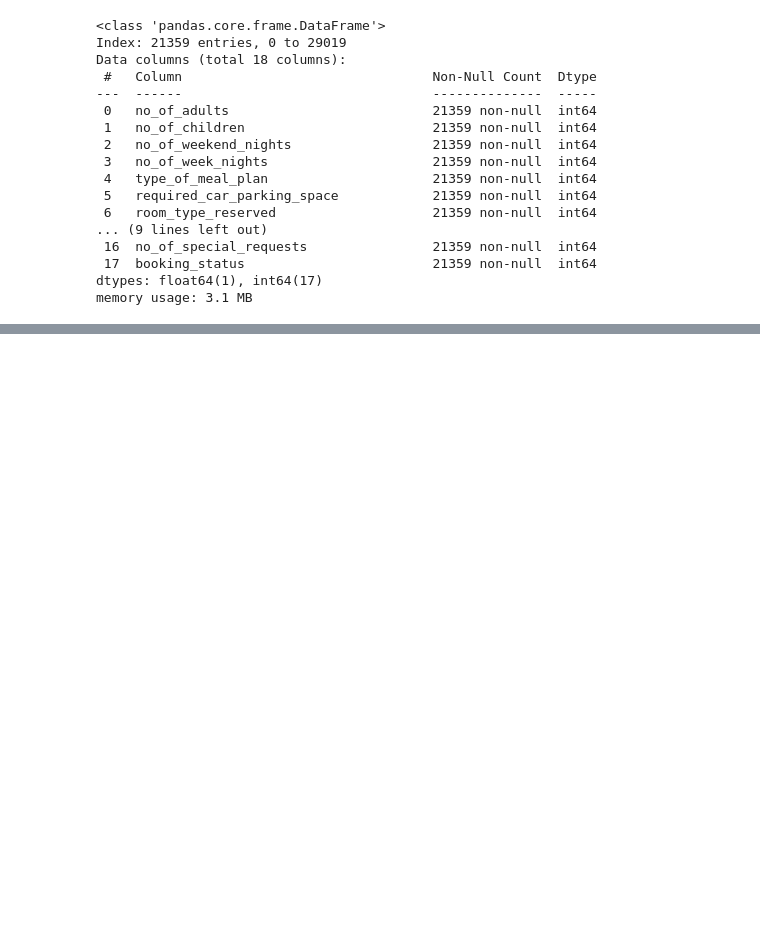
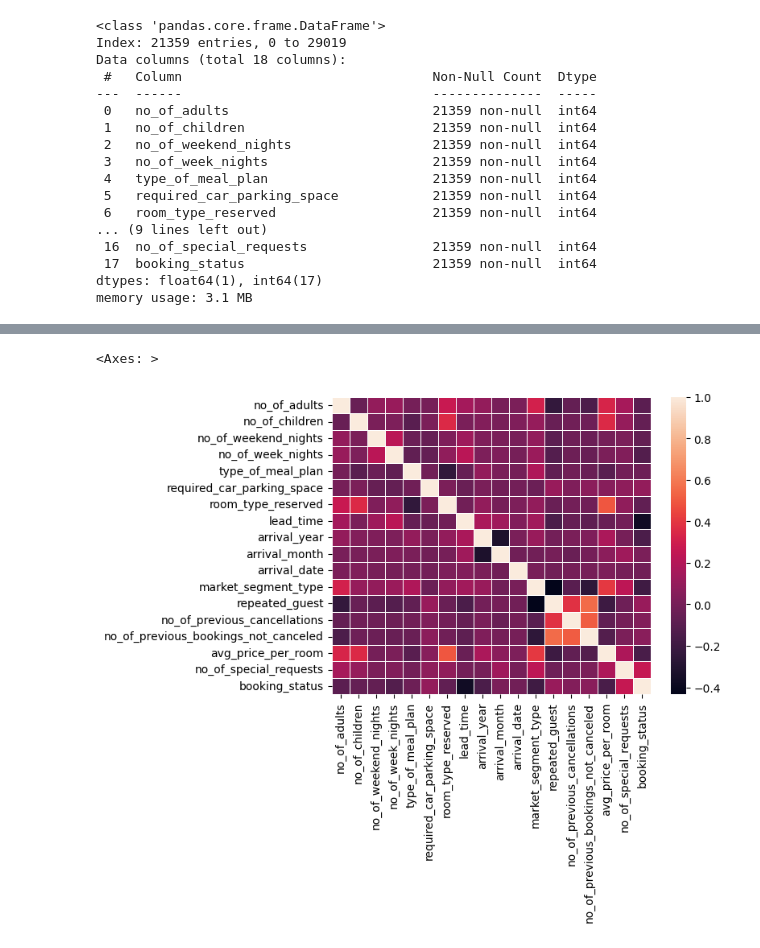
Before and after one commit to chiragd0408/Hotel_Reservation_Prediction, a Jupyter notebook: notebook/notebook.ipynb, the cells around one changed output, grey strips where cells are left out. Cells and saved outputs as stored; diff of their text form; code cells hidden in the pictures; blank space fills up the shorter version.

```diff
--- a/notebook/notebook.ipynb
+++ b/notebook/notebook.ipynb
@@ -326,0 +380,2 @@ memory usage: 3.1 MB
+# %%
+corr = df.corr()
@@ -326,0 +402,6 @@ memory usage: 3.1 MB
+# %%
+plt.Figure(figsize=(10,20))
+sns.heatmap(corr , linewidths= 0.5)
+# %% [output]
+<Axes: >
+[figure, added]
```
Also changed, not shown: parts of 7 cells of this notebook.
